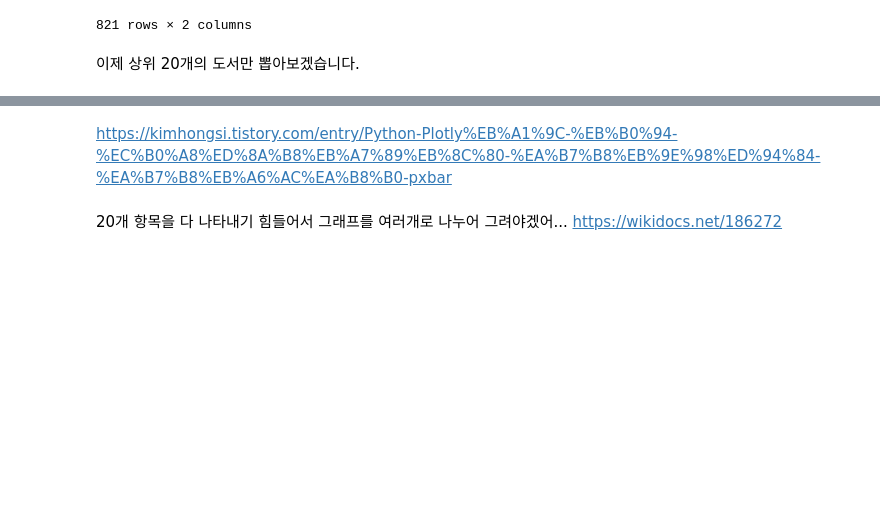
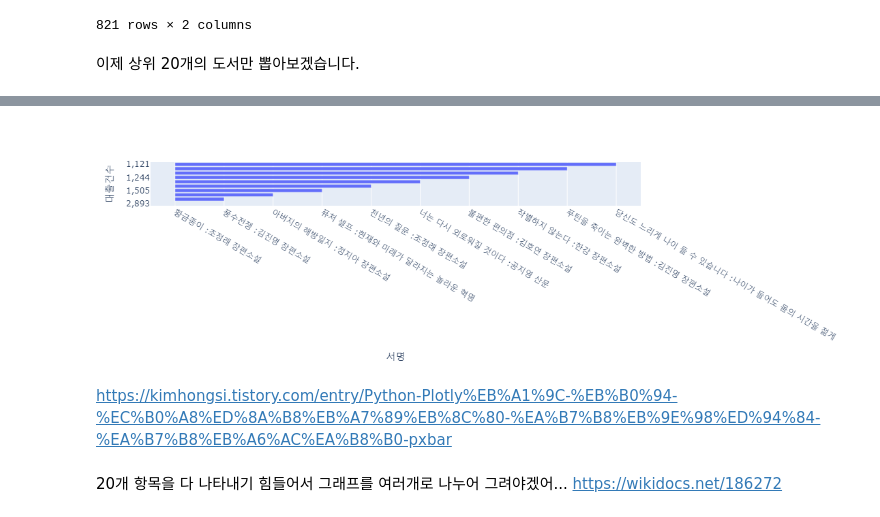
Before and after one commit to Team-cattttt/creative_sw_competiton, a Jupyter notebook: 노년층이 많이 대출한 책.ipynb, the cells around one changed output, grey strips where cells are left out. Saved outputs shown, nothing was run; the diff lists cells and outputs as text; code cells hidden in the pictures; blank space fills up the shorter version.

```diff
--- a/노년층이 많이 대출한 책.ipynb
+++ b/노년층이 많이 대출한 책.ipynb
@@ -92,3 +95,8 @@ fig.show()
+# %%
+fig = px.bar(data_frame=book_rank, x="서명", y="대출건수", orientation='h')
+fig.show()
+# %% [output]
+[figure, added]
 # %% [markdown]
 https://kimhongsi.tistory.com/entry/Python-Plotly%EB%A1%9C-%EB%B0%94-%EC%B0%A8%ED%8A%B8%EB%A7%89%EB%8C%80-%EA%B7%B8%EB%9E%98%ED%94%84-%EA%B7%B8%EB%A6%AC%EA%B8%B0-pxbar
 # %% [markdown]
```
Also changed, not shown: parts of 3 cells of this notebook.
